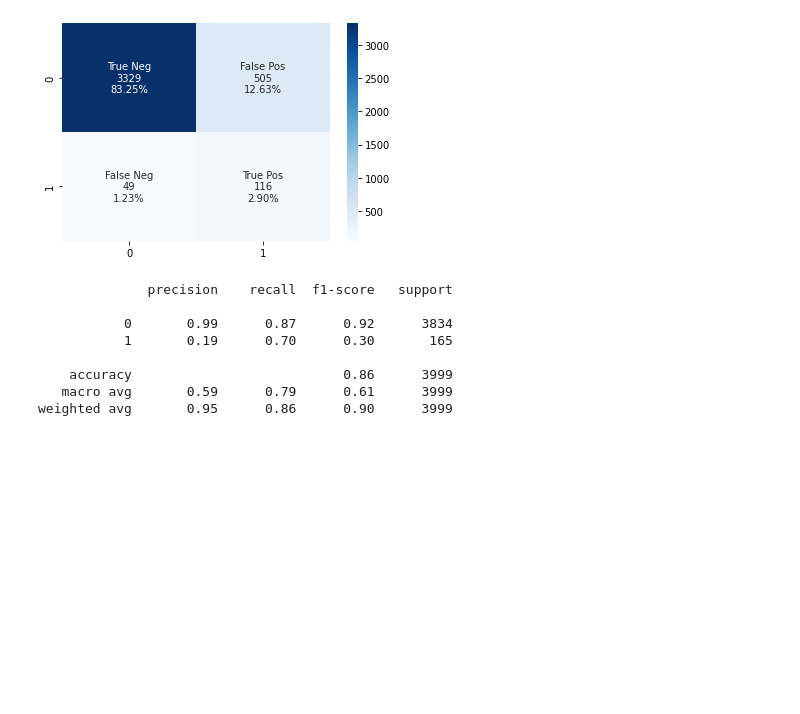
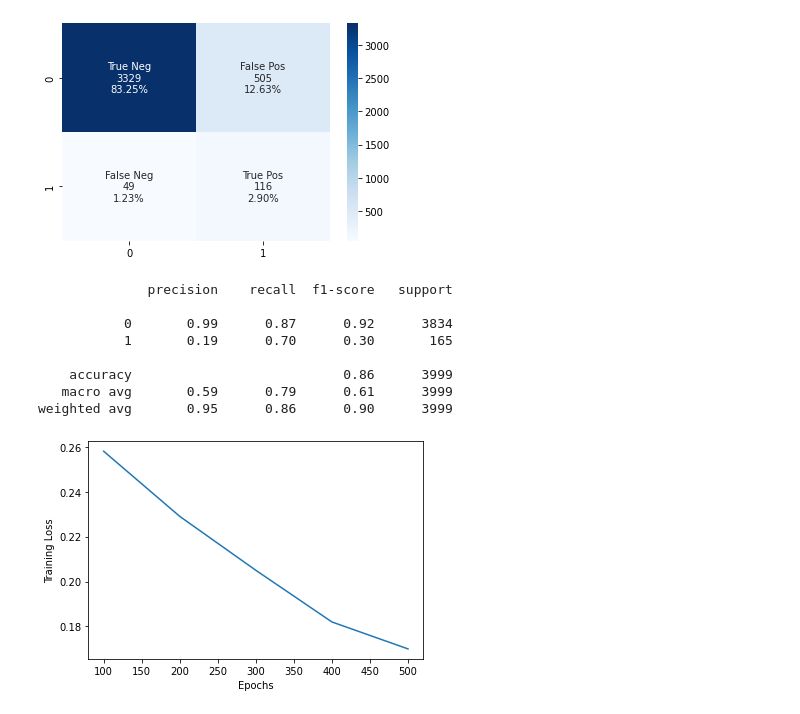
Before and after one commit to tejaspradhan/Graph-Neural-Networks, a Jupyter notebook: hiv-project/ensemble_gnn.ipynb, the cells around one changed output. Saved outputs shown, nothing was run; the diff lists cells and outputs as text; code cells hidden in the pictures; blank space fills up the shorter version.

Commit message:
add graph for GCN testing

```diff
--- a/hiv-project/ensemble_gnn.ipynb
+++ b/hiv-project/ensemble_gnn.ipynb
@@ -531,0 +534,11 @@ weighted avg       0.95      0.86      0.90      3999
+# %%
+# GCN
+losses = [0.258, 0.229, 0.205, 0.182, 0.170]
+accuracies = [0.541, 0.619, 0.682, 0.732, 0.760]
+# %%
+plt.plot(range(100,600,100),losses)
+plt.xlabel("Epochs")
+plt.ylabel("Training Loss")
+plt.show()
+# %% [output]
+[figure, added]
```
Also changed, not shown: parts of 2 cells of this notebook.
